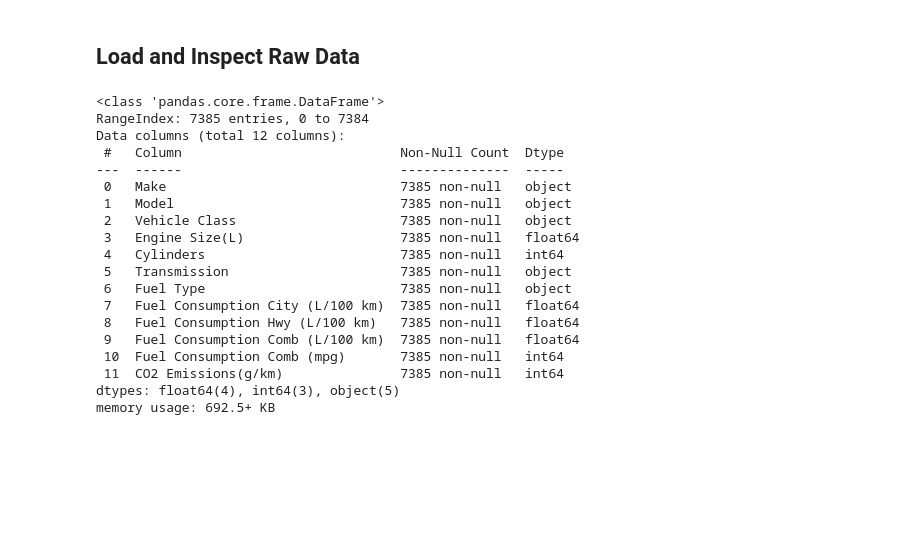
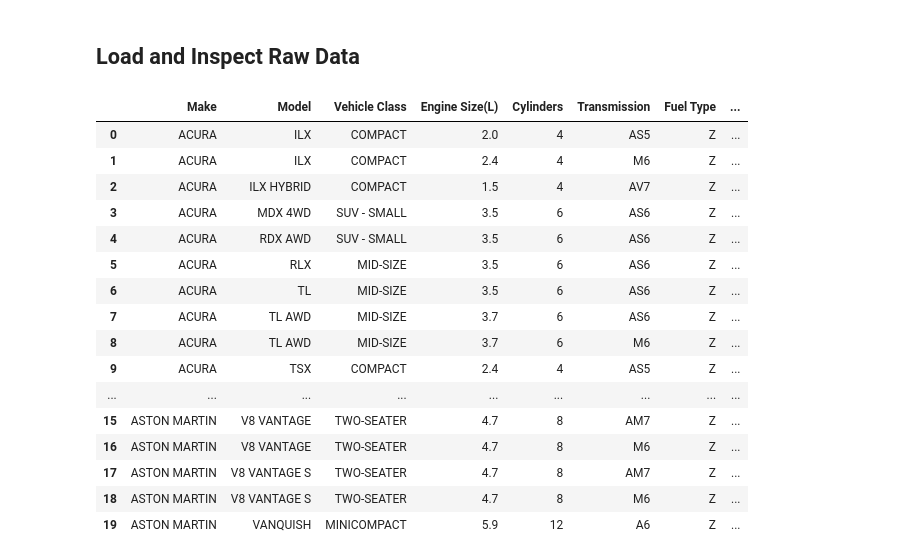
Before and after one commit to Daponte29/Interested_Datasets_MachineLearning, a Jupyter notebook: Project.ipynb, the cells around one changed output. Cells and saved outputs as stored; diff of their text form; code cells hidden in the pictures; blank space fills up the shorter version.

```diff
--- a/Project.ipynb
+++ b/Project.ipynb
@@ -5,31 +8,39 @@
 # %%
 import pandas as pd
 import numpy as np
+from sklearn.model_selection import train_test_split  # Import train_test_split
+from sklearn.linear_model import LinearRegression
+from sklearn.metrics import mean_squared_error, r2_score
+import matplotlib.pyplot as plt
+import seaborn as sns
+import warnings
+import datacleaner
+from datacleaner import autoclean
+from fasteda import fast_eda
+warnings.filterwarnings('ignore')
 
 
 path = r"C:\Users\nolot\OneDrive\Desktop\Data Project 1 - CO2_Vehicles\VehicleCO2\CO2 Emissions.csv"
 
 df = pd.read_csv(path)
 
-df.info()
+df.head(20)
 # %% [output]
-<class 'pandas.core.frame.DataFrame'>
-RangeIndex: 7385 entries, 0 to 7384
-Data columns (total 12 columns):
- #   Column                            Non-Null Count  Dtype
----  ------                            --------------  -----
- 0   Make                              7385 non-null   object
- 1   Model                             7385 non-null   object
- 2   Vehicle Class                     7385 non-null   object
- 3   Engine Size(L)                    7385 non-null   float64
- 4   Cylinders                         7385 non-null   int64
- 5   Transmission                      7385 non-null   object
- 6   Fuel Type                         7385 non-null   object
- 7   Fuel Consumption City (L/100 km)  7385 non-null   float64
- 8   Fuel Consumption Hwy (L/100 km)   7385 non-null   float64
- 9   Fuel Consumption Comb (L/100 km)  7385 non-null   float64
- 10  Fuel Consumption Comb (mpg)       7385 non-null   int64
- 11  CO2 Emissions(g/km)               7385 non-null   int64
-dtypes: float64(4), int64(3), object(5)
-memory usage: 692.5+ KB
+|  | Make | Model | Vehicle Class | Engine Size(L) | Cylinders | Transmission | Fuel Type | ... |
+| 0 | ACURA | ILX | COMPACT | 2.0 | 4 | AS5 | Z | ... |
+| 1 | ACURA | ILX | COMPACT | 2.4 | 4 | M6 | Z | ... |
+| 2 | ACURA | ILX HYBRID | COMPACT | 1.5 | 4 | AV7 | Z | ... |
+| 3 | ACURA | MDX 4WD | SUV - SMALL | 3.5 | 6 | AS6 | Z | ... |
+| 4 | ACURA | RDX AWD | SUV - SMALL | 3.5 | 6 | AS6 | Z | ... |
+| 5 | ACURA | RLX | MID-SIZE | 3.5 | 6 | AS6 | Z | ... |
+| 6 | ACURA | TL | MID-SIZE | 3.5 | 6 | AS6 | Z | ... |
+| 7 | ACURA | TL AWD | MID-SIZE | 3.7 | 6 | AS6 | Z | ... |
+| 8 | ACURA | TL AWD | MID-SIZE | 3.7 | 6 | M6 | Z | ... |
+| 9 | ACURA | TSX | COMPACT | 2.4 | 4 | AS5 | Z | ... |
+| ... | ... | ... | ... | ... | ... | ... | ... | ... |
+| 15 | ASTON MARTIN | V8 VANTAGE | TWO-SEATER | 4.7 | 8 | AM7 | Z | ... |
+| 16 | ASTON MARTIN | V8 VANTAGE | TWO-SEATER | 4.7 | 8 | M6 | Z | ... |
+| 17 | ASTON MARTIN | V8 VANTAGE S | TWO-SEATER | 4.7 | 8 | AM7 | Z | ... |
+| 18 | ASTON MARTIN | V8 VANTAGE S | TWO-SEATER | 4.7 | 8 | M6 | Z | ... |
+| 19 | ASTON MARTIN | VANQUISH | MINICOMPACT | 5.9 | 12 | A6 | Z | ... |
 # %%
```
Also changed, not shown: parts of 25 cells of this notebook, 1 other file.
